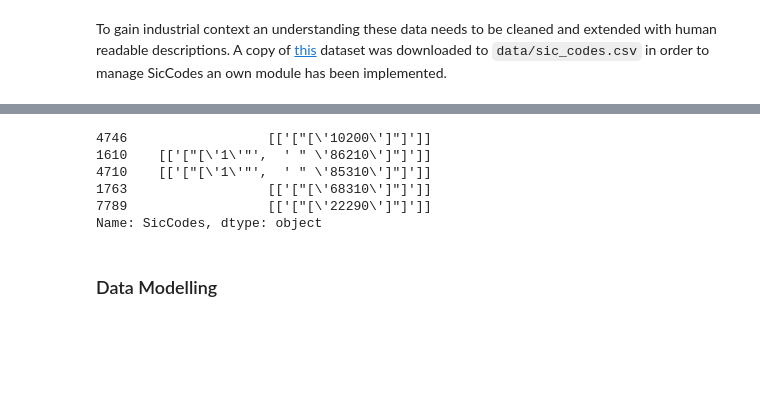
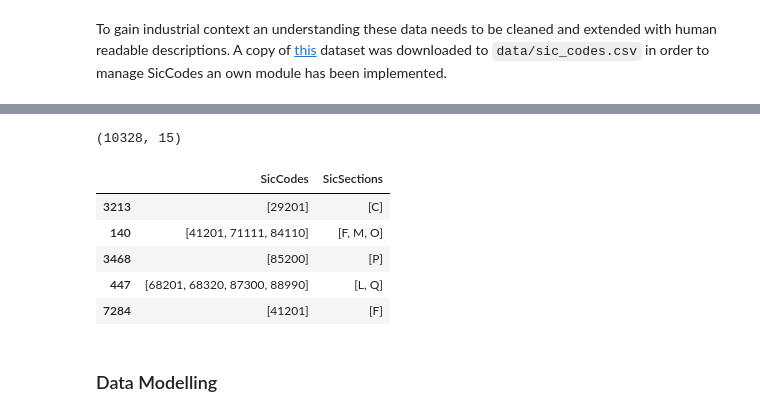
Before and after one commit to leanguardia/gender-pay-gap-uk, a Jupyter notebook: UK-Gender-Pay-Gap.ipynb, the cells around one changed output, grey strips where cells are left out. Drawn from its saved outputs; the diff is of its cells as text; code cells hidden in the pictures; blank space fills up the shorter version.

Commit message:
Map Sic Sector Codes to Sections

```diff
--- a/UK-Gender-Pay-Gap.ipynb
+++ b/UK-Gender-Pay-Gap.ipynb
@@ -267,14 +264,17 @@ sections.sample(5)
 # %%
-df = sc.drop_sic_codes_na(df)
-df = sc.clean_sic_codes(df)
-df.SicCodes.sample(5)
+df2 = sc.drop_sic_codes_na(df)
+print(df2.shape)
+df2 = sc.clean_sic_codes(df2)
+df2 = sc.add_sections(df2)
+df2[["SicCodes", "SicSections"]].sample(5)
 # %% [output]
-4746                  [['["[\'10200\']"]']]
-1610    [['["[\'1\'"',  ' " \'86210\']"]']]
-4710    [['["[\'1\'"',  ' " \'85310\']"]']]
-1763                  [['["[\'68310\']"]']]
-7789                  [['["[\'22290\']"]']]
-Name: SicCodes, dtype: object
+(10328, 15)
+|  | SicCodes | SicSections |
+| 3213 | [29201] | [C] |
+| 140 | [41201, 71111, 84110] | [F, M, O] |
+| 3468 | [85200] | [P] |
+| 447 | [68201, 68320, 87300, 88990] | [L, Q] |
+| 7284 | [41201] | [F] |
 # %%
 # quarter_rows = int(df.shape[0] / 4)
 # female_biased = df2.sort_values(by=['DiffMedianHourlyPercent'])[:quarter_records].copy()
```
Also changed, not shown: parts of 8 cells of this notebook, 1 other file.
